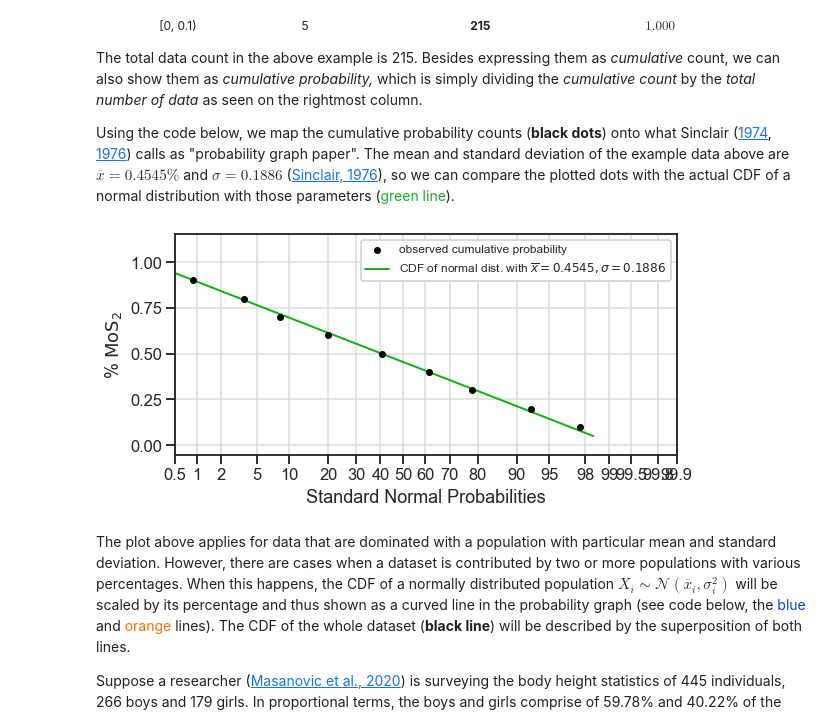
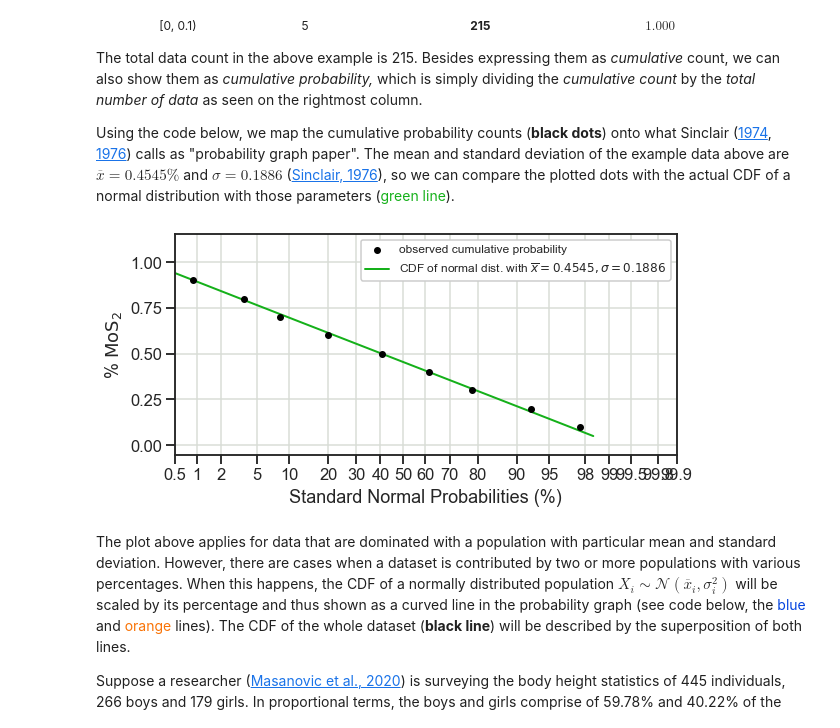
Before and after one commit to aluthfian/Rangitoto_SP_gasFlux, a Jupyter notebook: Python Stuff/CO2_data_grouper.ipynb, the cells around one changed output. Drawn from its saved outputs; the diff is of its cells as text; code cells hidden in the pictures.

Commit message:
Improve labels' clarity

```diff
--- a/Python Stuff/CO2_data_grouper.ipynb
+++ b/Python Stuff/CO2_data_grouper.ipynb
@@ -205,24 +205,24 @@ Using the code below, we map the cumulative probability counts (**black dots**)
 # %%
 lower_hist_bin_bnd = np.linspace(0.9,0.0,10)
 x_data = 100*np.array([0.009,0.037,0.084,0.200,0.405,0.614,0.781,0.926,0.977,1.00])
 y_data_mod = np.linspace(0.05,1.1,100)
 prob_x_data = 100*(1-norm.cdf(y_data_mod, loc=0.4545, scale=0.1886))
 
 fig_one, ax_one = plt.subplots(figsize=(9, 4), dpi=72)
 ax_one.scatter(x_data, lower_hist_bin_bnd, 30, marker='o', zorder=3,
                edgecolor='xkcd:black', facecolor='xkcd:black', label='observed cumulative probability')
 ax_one.plot(prob_x_data, y_data_mod, color='xkcd:green', linewidth=2, zorder=2, label=r'CDF of normal dist. with $\overline{x}=0.4545, \sigma=0.1886$')
 ax_one.set_xlim(0.5, 99.9)
 ax_one.set_xscale('prob')
 ax_one.grid(visible=True, which='both', color='xkcd:light grey')
 ax_one.legend(fontsize=12, facecolor='xkcd:white', framealpha=1.0)
-ax_one.set_xlabel('Standard Normal Probabilities', labelpad=6)
+ax_one.set_xlabel('Standard Normal Probabilities (%)', labelpad=6)
 ax_one.set_ylabel(r'% $\mathrm{MoS_2}$', labelpad=6)
 
 # delete the variables
 del lower_hist_bin_bnd, x_data, y_data_mod, prob_x_data
 # %% [output]
-[figure, old version]
+[figure, new version]
 # %% [markdown]
 The plot above applies for data that are dominated with a population with particular mean and standard deviation. However, there are cases when a dataset is contributed by two or more populations with various percentages. When this happens, the CDF of a normally distributed population $X_i \sim \mathcal{N}\left(\overline{x}_i, \sigma_i^2\right)$ will be scaled by its percentage and thus shown as a curved line in the probability graph (see code below, the <span style="color:#0343df;">blue</span> and <span style="color:#f97306;">orange</span> lines). The CDF of the whole dataset (**black line**) will be described by the superposition of both lines.
 
```
Also changed, not shown: parts of 9 cells of this notebook, 1 other file.
